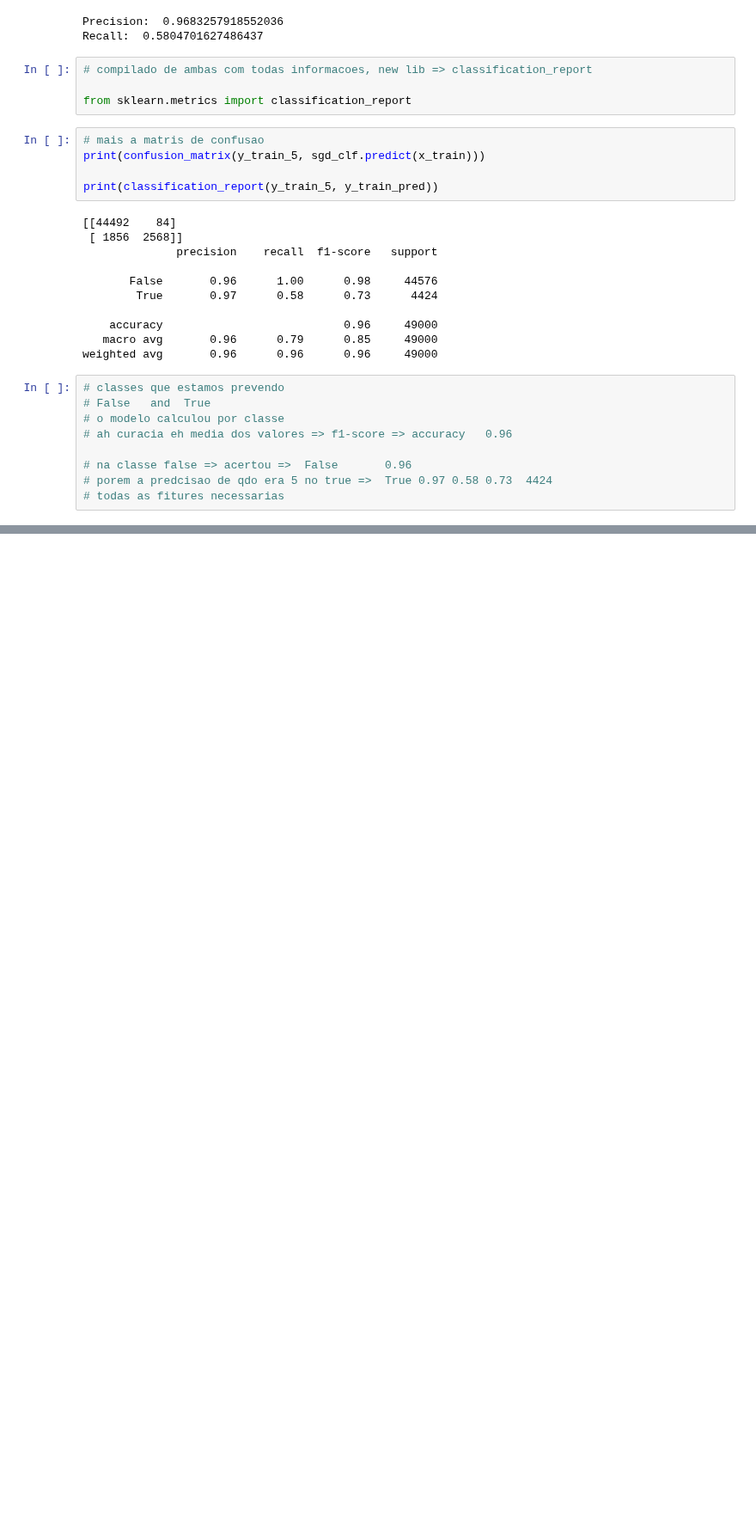
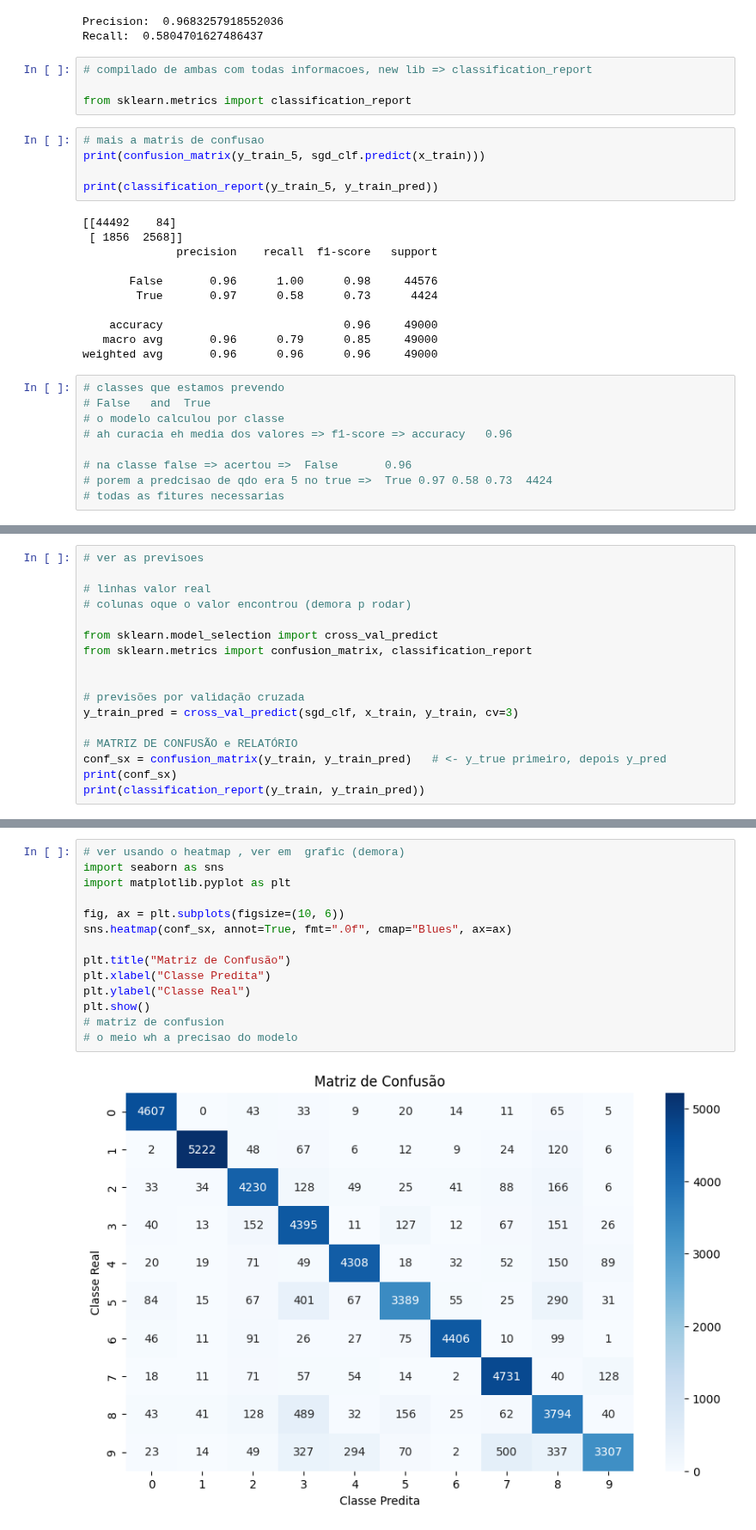
Before and after one commit to ludiemert/Classification_Regression_Models, a Jupyter notebook: 7_Classification_Regression_Models/Class_Regression_Models.ipynb, the cells around one changed output, grey strips where cells are left out. Shown at 86% size. Cells and saved outputs as stored; diff of their text form; blank space fills up the shorter version.

```diff
--- a/7_Classification_Regression_Models/Class_Regression_Models.ipynb
+++ b/7_Classification_Regression_Models/Class_Regression_Models.ipynb
@@ -371,0 +428,17 @@ weighted avg       0.96      0.96      0.96     49000
+# %%
+# ver as previsoes
+
+# linhas valor real
+# colunas oque o valor encontrou (demora p rodar)
+
+from sklearn.model_selection import cross_val_predict
+from sklearn.metrics import confusion_matrix, classification_report
+
+
+# previsões por validação cruzada
+y_train_pred = cross_val_predict(sgd_clf, x_train, y_train, cv=3)
+
+# MATRIZ DE CONFUSÃO e RELATÓRIO
+conf_sx = confusion_matrix(y_train, y_train_pred)   # <- y_true primeiro, depois y_pred
+print(conf_sx)
+print(classification_report(y_train, y_train_pred))
@@ -371,0 +482,16 @@ weighted avg       0.96      0.96      0.96     49000
+# %%
+# ver usando o heatmap , ver em  grafic (demora)
+import seaborn as sns
+import matplotlib.pyplot as plt
+
+fig, ax = plt.subplots(figsize=(10, 6))
+sns.heatmap(conf_sx, annot=True, fmt=".0f", cmap="Blues", ax=ax)
+
+plt.title("Matriz de Confusão")
+plt.xlabel("Classe Predita")
+plt.ylabel("Classe Real")
+plt.show()
+# matriz de confusion
+# o meio wh a precisao do modelo
+# %% [output]
+[figure, added]
```
Also changed, not shown: parts of 13 cells of this notebook, 5 other files.
